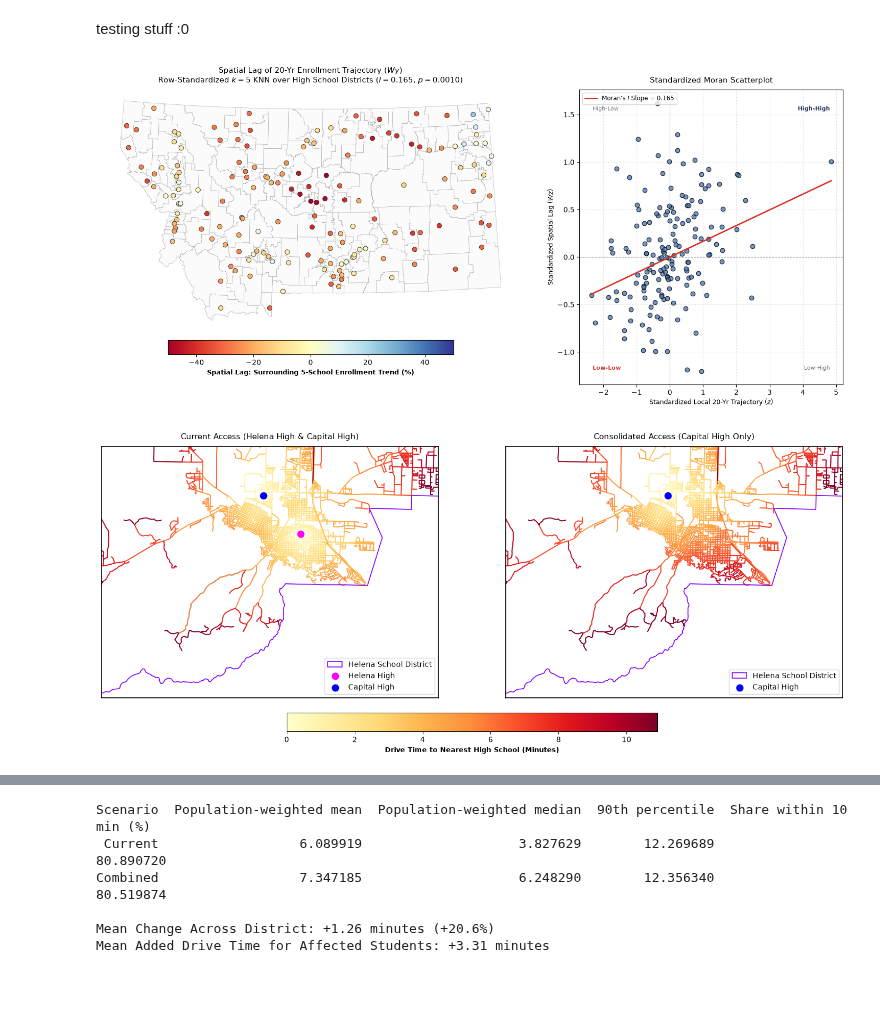
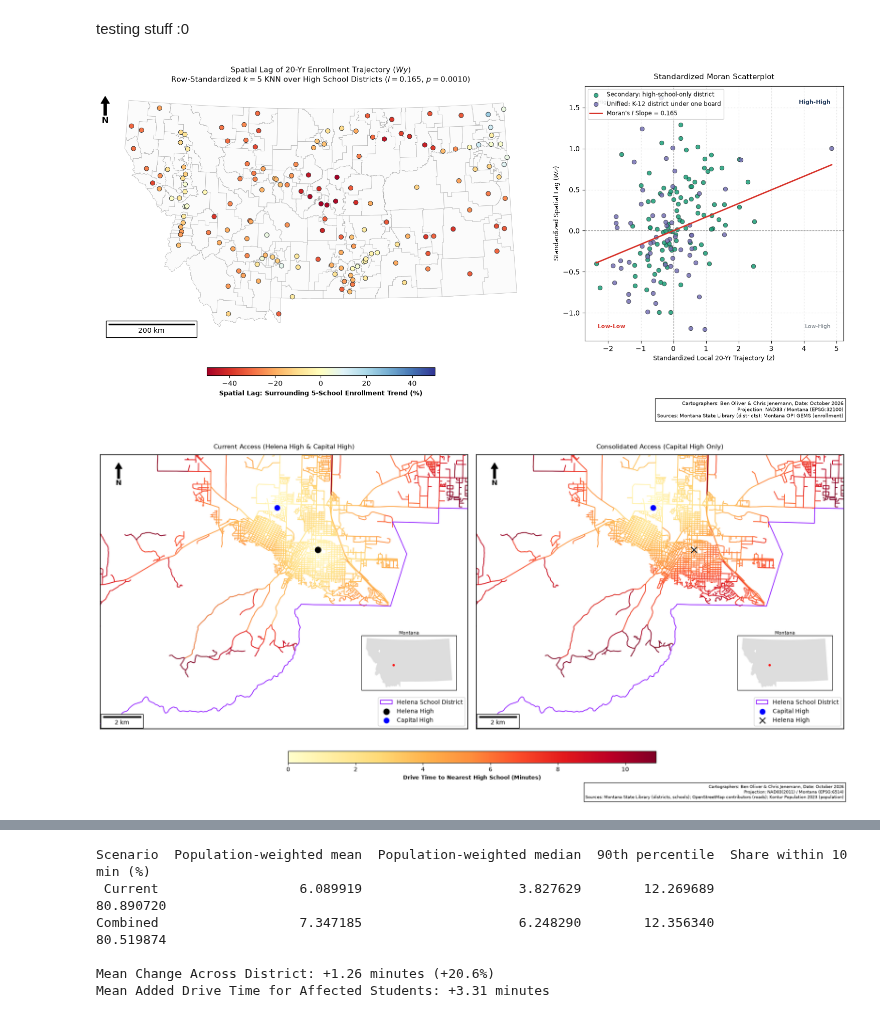
Before and after one commit to benolivr/502_project2, a Jupyter notebook: project2-ben_oliver-chris_jenemann.ipynb, the cells around one changed output, grey strips where cells are left out. Saved outputs shown, nothing was run; the diff lists cells and outputs as text; code cells hidden in the pictures; blank space fills up the shorter version.

```diff
--- a/project2-ben_oliver-chris_jenemann.ipynb
+++ b/project2-ben_oliver-chris_jenemann.ipynb
@@ -61,10 +90,11 @@ lag_std = lag_spatial(w_knn5, y_std)
 # %%
 # plot time!
 fig = plt.figure(figsize=(19, 7.5))
-gs = fig.add_gridspec(1, 2, width_ratios=[1.25, 0.75], wspace=0.14)
+gs = fig.add_gridspec(2, 2, width_ratios=[1.25, 0.75], height_ratios=[30, 1], wspace=0.14)
 
-ax_map = fig.add_subplot(gs[0])
-ax_moran = fig.add_subplot(gs[1])
+ax_map = fig.add_subplot(gs[0, 0])
+ax_moran = fig.add_subplot(gs[0, 1])
+cax = fig.add_subplot(gs[1, 0].subgridspec(1, 3, width_ratios=[1, 3, 1])[1])
 
 # fig 1 spatial lag map
 gdf_districts.plot(ax=ax_map, color='#fbfbfb', edgecolor='#b0b0b0', linewidth=0.45, zorder=1)
@@ -87,12 +117,20 @@ ax_map.set_title(
     fontsize=11, pad=10
 )
 ax_map.axis('off')
+add_map_furniture(ax_map, north_x=0.0)
 
-cbar = fig.colorbar(sc, ax=ax_map, orientation='horizontal', shrink=0.65, pad=0.03)
+cbar = fig.colorbar(sc, cax=cax, orientation='horizontal')
 cbar.set_label("Spatial Lag: Surrounding 5-School Enrollment Trend (%)", fontsize=9, fontweight='bold')
 
 # fig 2 moran scatterplot
-ax_moran.scatter(y_std, lag_std, color='#4575b4', edgecolor='black', alpha=0.75, s=38, zorder=3)
+dist_styles = {
+    'Secondary': ('#1b9e77', 'Secondary: high-school-only'),
+    'Unified': ('#7570b3', 'Unified: K-12 '),
+}
+for dist_type, (color, label) in dist_styles.items():
+    m = (gdf_schools['DIST_TYPE'] == dist_type).to_numpy()
+    ax_moran.scatter(y_std[m], lag_std[m], color=color, edgecolor='#212529', linewidth=0.6,
+                     alpha=0.85, s=38, zorder=3, label=label)
 
 # render morans i line
 x_vals = np.linspace(y_std.min(), y_std.max(), 100)
@@ -120,10 +158,11 @@ ax_moran.grid(True, linestyle=':', alpha=0.5)
 ax_moran.legend(frameon=True, fontsize=8.5, loc='upper left')
 
 plt.tight_layout()
-plt.savefig("view3_python_spatial_lag_fixed.png", dpi=300)
+add_cartographer_box(fig, gdf_districts.crs, "Montana State Library (districts); Montana OPI GEMS (enrollment)")
+plt.savefig("view3_python_spatial_lag_fixed.png", dpi=300, bbox_inches="tight")
 plt.show()
 # %% [output]
-[figure, old version]
+[figure, new version]
 # %%
 # load district, school, and population data
 data = gpd.read_file("MontanaSchoolDistricts_shp/MontanaSchoolDistricts_shp/Secondary.shp")
@@ -139,6 +178,17 @@ schools = schools.to_crs(helena.crs)
 schools = schools.set_index("NAME", drop=False)
 helena_high = schools.loc[["Helena High School"]]
 capital_high = schools.loc[["Capital High School"]]
+
+# montana outline + helper for a location inset (red dot = center of the zoomed map)
+mt = pd.concat([data, gpd.read_file("MontanaSchoolDistricts_shp/MontanaSchoolDistricts_shp/Unified.shp")]).pipe(gpd.GeoDataFrame).union_all()
+mt = gpd.GeoSeries([mt], crs=helena.crs).simplify(500)
+
+def add_mt_inset(ax, lims_x, lims_y, loc=(0.70, 0.14, 0.28, 0.2)):
+    ins = ax.inset_axes(loc)
+    mt.plot(ax=ins, color="#dddddd", linewidth=0.6)
+    ins.plot(sum(lims_x) / 2, sum(lims_y) / 2, "o", color="red", markersize=3)
+    ins.set_xticks([]); ins.set_yticks([])
+    ins.set_title("Montana", fontsize=8, pad=2)
 
 # prep population data inside helena district
 pop_col = "population"
@@ -167,7 +217,7 @@ for school in [helena_high, capital_high]:
     sources.append(ox.distance.nearest_nodes(G, x, y))
 
 # compute drive times using reversed graph (routes heading toward school)
-G_rev = G.reverse(copy=True)
+G_rev = G.reverse(copy=False)
 times = nx.multi_source_dijkstra_path_length(G_rev, sources, weight="travel_time")
 times_combined = nx.single_source_dijkstra_path_length(G_rev, sources[1], weight="travel_time")
 
@@ -201,39 +251,49 @@ max_minutes = max(
 )
 # %%
 # plot side-by-side drive times
-fig, (ax1, ax2) = plt.subplots(1, 2, figsize=(18, 9), sharey=True)
+fig = plt.figure(figsize=(18, 9))
+gs = fig.add_gridspec(2, 4, height_ratios=[30, 1])
+ax1 = fig.add_subplot(gs[0, :2])
+ax2 = fig.add_subplot(gs[0, 2:], sharey=ax1)
+cax = fig.add_subplot(gs[1, 1:3])
 
 # current scenario (both schools)
 edges.plot(column="minutes", cmap="YlOrRd", vmin=0, vmax=max_minutes, linewidth=1.2, ax=ax1)
 helena.plot(ax=ax1, facecolor="none", edgecolor="#8400FF", linewidth=1.2, label="Helena School District", zorder=4)
-helena_high.plot(ax=ax1, color="magenta", markersize=80, label="Helena High", zorder=5)
+helena_high.plot(ax=ax1, color="#000", markersize=100, label="Helena High", zorder=5)
 capital_high.plot(ax=ax1, color="blue", markersize=80, label="Capital High", zorder=5)
 ax1.set_xlim(x_lims)
 ax1.set_ylim(y_lims)
 ax1.set_title("Current Access (Helena High & Capital High)", fontsize=11, pad=10)
 ax1.legend(loc="lower right", frameon=True)
 
 # combined scenario (capital high only)
 p2 = edges.plot(column="minutes_combined", cmap="YlOrRd", vmin=0, vmax=max_minutes, linewidth=1.2, ax=ax2)
 helena.plot(ax=ax2, facecolor="none", edgecolor="#8400FF", linewidth=1.2, label="Helena School District", zorder=4)
 capital_high.plot(ax=ax2, color="blue", markersize=80, label="Capital High", zorder=5)
+helena_high.plot(ax=ax2, marker="x", color="#000", markersize=100, label="Helena High", zorder=5)
 ax2.set_xlim(x_lims)
 ax2.set_ylim(y_lims)
 ax2.set_title("Consolidated Access (Capital High Only)", fontsize=11, pad=10)
 ax2.legend(loc="lower right", frameon=True)
+add_mt_inset(ax1, x_lims, y_lims)
+add_mt_inset(ax2, x_lims, y_lims)
 
 # shared colorbar scaled to urban drive times
-cbar = fig.colorbar(p2.collections[0], ax=[ax1, ax2], orientation="horizontal", shrink=0.5, pad=0.04)
+cbar = fig.colorbar(p2.collections[0], cax=cax, orientation="horizontal")
 cbar.set_label("Drive Time to Nearest High School (Minutes)", fontsize=9, fontweight="bold")
 for ax in [ax1, ax2]:
+    add_map_furniture(ax)
     ax.set_xticks([])
     ax.set_yticks([])
     for spine in ax.spines.values():
         spine.set_edgecolor("black")
         spine.set_linewidth(1.2)
+plt.tight_layout()
+add_cartographer_box(fig, helena.crs, "Montana State Library (districts, schools); OpenStreetMap contributors (roads); Kontur Population 2023 (population)")
 plt.show()
 # %% [output]
-[figure, old version]
+[figure, new version]
 # %%
 # plot delta map showing added minutes (zoomed)
 fig, ax_delta = plt.subplots(figsize=(10, 9))
```
Also changed, not shown: parts of 4 cells of this notebook, 5 other files.
